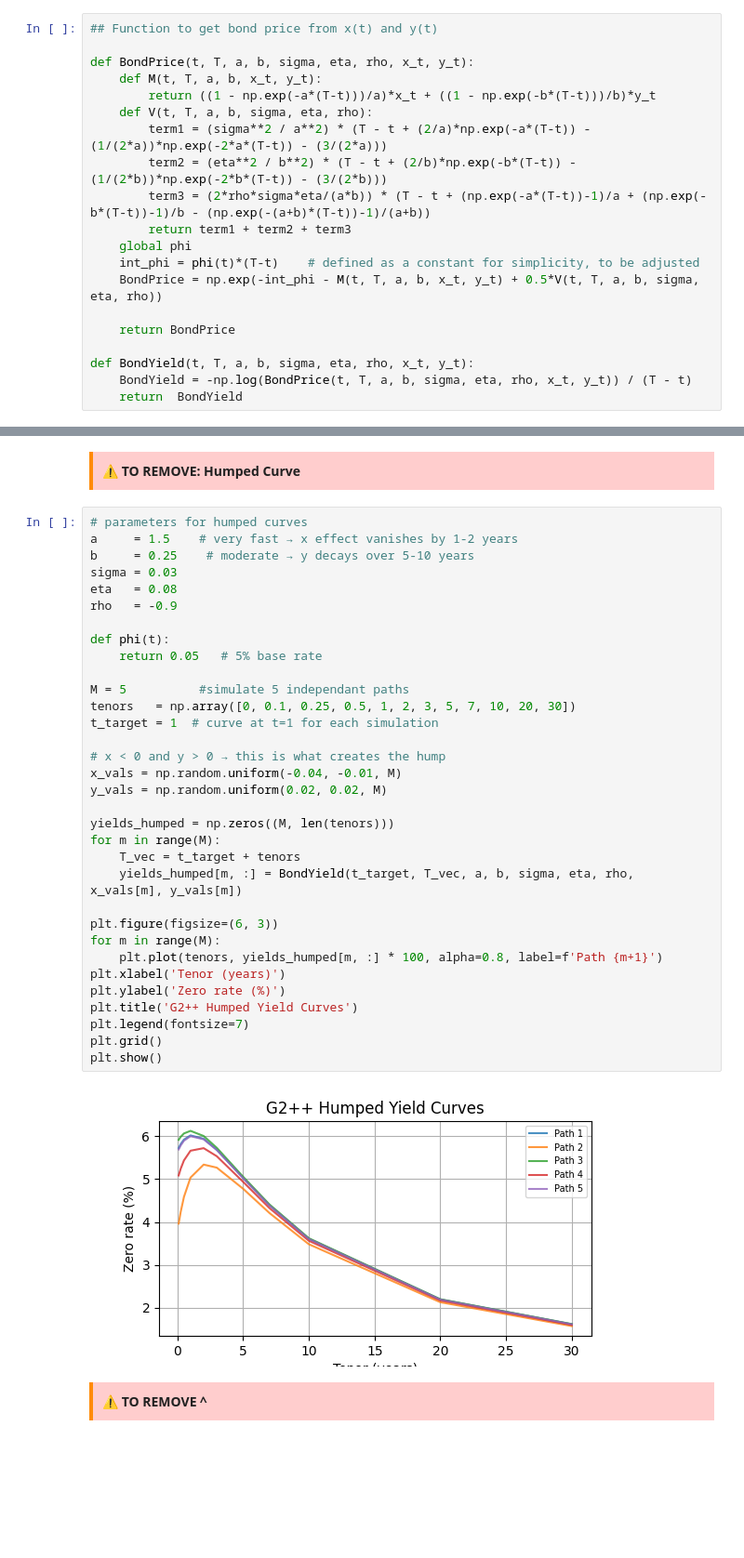
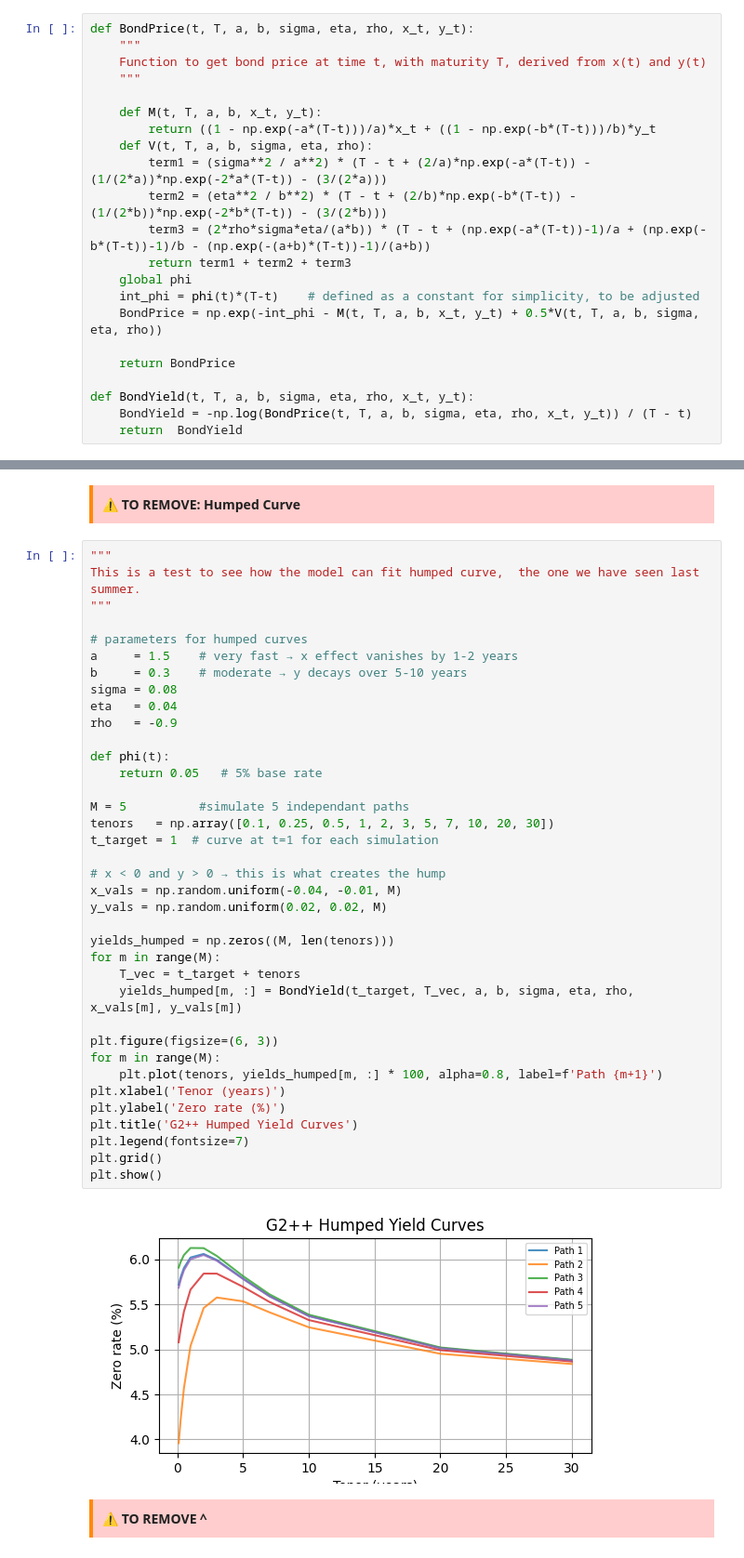
Before and after one commit to victorlabrecque/Research-Deep-Hedging-Volatility, a Jupyter notebook: G2++Model.ipynb, the cells around one changed output, grey strips where cells are left out. Shown at 93% size. Saved outputs shown, nothing was run; the diff lists cells and outputs as text; blank space fills up the shorter version.

```diff
--- a/G2++Model.ipynb
+++ b/G2++Model.ipynb
@@ -274,9 +286,11 @@ $$
 # %% [markdown]
 To simulate the whole yield curve, only need to simulate x(t) and y(t) and the yield curve at anytime t is determined analytically by the zero coupon bond price formula
 # %%
-## Function to get bond price from x(t) and y(t)
+def BondPrice(t, T, a, b, sigma, eta, rho, x_t, y_t):
+    """
+    Function to get bond price at time t, with maturity T, derived from x(t) and y(t)
+    """
 
-def BondPrice(t, T, a, b, sigma, eta, rho, x_t, y_t):
     def M(t, T, a, b, x_t, y_t):
         return ((1 - np.exp(-a*(T-t)))/a)*x_t + ((1 - np.exp(-b*(T-t)))/b)*y_t
     def V(t, T, a, b, sigma, eta, rho):
@@ -341,40 +355,44 @@ plt.show()
 ⚠️ <b>TO REMOVE: Humped Curve</b>
 </div>
 # %%
+"""
+This is a test to see how the model can fit humped curve,  the one we have seen last summer.
+"""
+
 # parameters for humped curves
 a     = 1.5    # very fast → x effect vanishes by 1-2 years
-b     = 0.25    # moderate → y decays over 5-10 years
-sigma = 0.03
-eta   = 0.08
+b     = 0.3    # moderate → y decays over 5-10 years
+sigma = 0.08
+eta   = 0.04
 rho   = -0.9
 
 def phi(t):
     return 0.05   # 5% base rate
 
 M = 5          #simulate 5 independant paths
-tenors   = np.array([0, 0.1, 0.25, 0.5, 1, 2, 3, 5, 7, 10, 20, 30])
+tenors   = np.array([0.1, 0.25, 0.5, 1, 2, 3, 5, 7, 10, 20, 30])
 t_target = 1  # curve at t=1 for each simulation
 
 # x < 0 and y > 0 → this is what creates the hump
 x_vals = np.random.uniform(-0.04, -0.01, M)
 y_vals = np.random.uniform(0.02, 0.02, M)
 
 yields_humped = np.zeros((M, len(tenors)))
 for m in range(M):
     T_vec = t_target + tenors
     yields_humped[m, :] = BondYield(t_target, T_vec, a, b, sigma, eta, rho, x_vals[m], y_vals[m])
 
 plt.figure(figsize=(6, 3))
 for m in range(M):
     plt.plot(tenors, yields_humped[m, :] * 100, alpha=0.8, label=f'Path {m+1}')
 plt.xlabel('Tenor (years)')
 plt.ylabel('Zero rate (%)')
 plt.title('G2++ Humped Yield Curves')
 plt.legend(fontsize=7)
 plt.grid()
 plt.show()
 # %% [output]
-[figure, old version]
+[figure, new version]
 # %% [markdown]
 <div style="background-color: #ffcdcd; padding: 10px; border-left: 4px solid #ff8b07;">
 ⚠️ <b>TO REMOVE ^</b>
```
Also changed, not shown: parts of 19 cells of this notebook.
